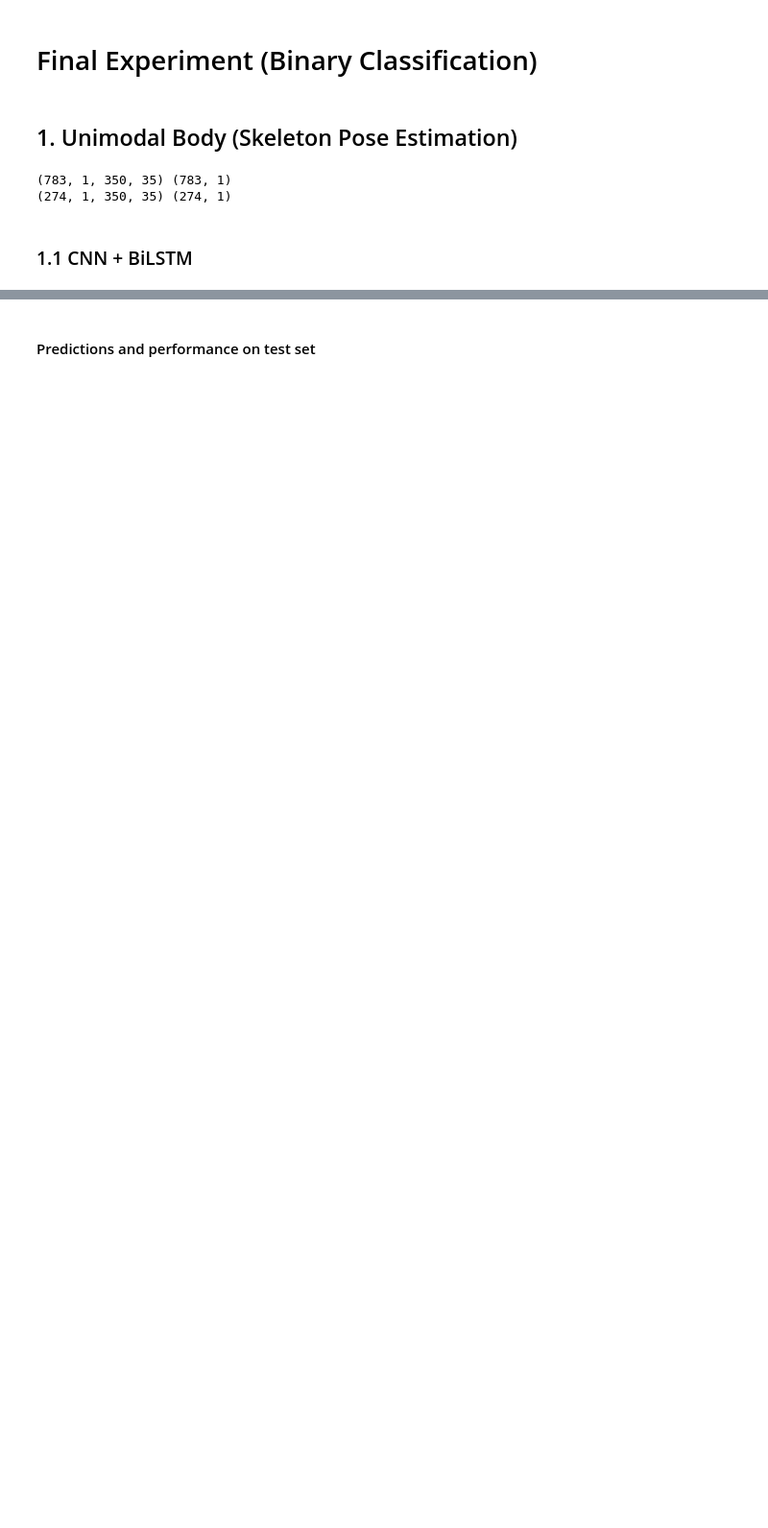
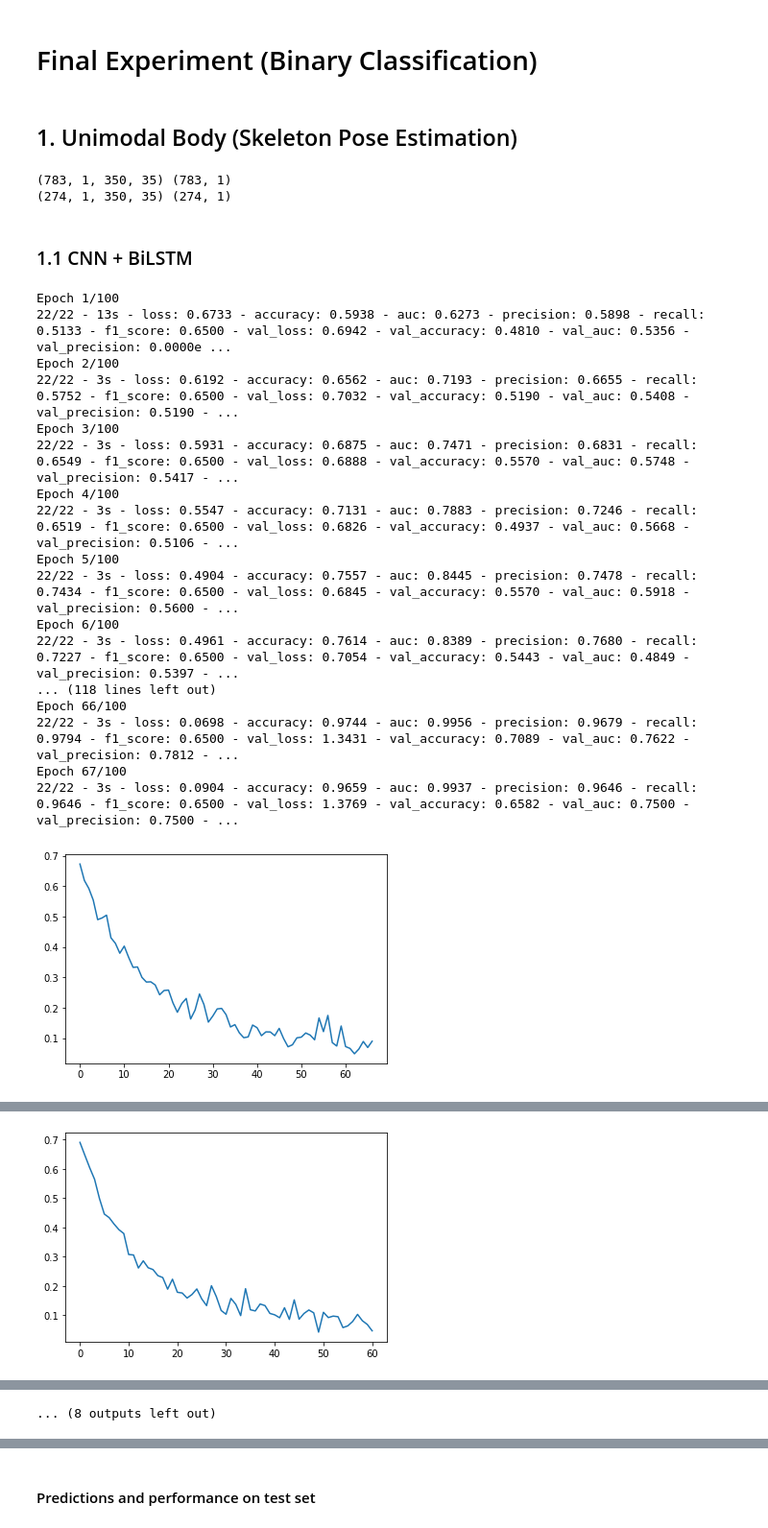
Before and after one commit to angelicagardner/skeleton-pose-estimation-for-pain-assessment, a Jupyter notebook: notebooks/final_binary.ipynb, the cells around one changed output, grey strips where cells are left out. Shown at 96% size. Saved outputs shown, nothing was run; the diff lists cells and outputs as text; code cells hidden in the pictures; blank space fills up the shorter version.

```diff
--- a/notebooks/final_binary.ipynb
+++ b/notebooks/final_binary.ipynb
@@ -63,31 +65,50 @@ f1_val = []
 val_accuracy = 0.0
 for train_index, val_index in kf.split(X):
     X_train, X_val = X[train_index], X[val_index]
     y_train, y_val = y[train_index], y[val_index]
-    cnnlstm_binary_body_model = CNNLSTM(n_features, None, n_length, n_outputs)
+    cnnlstm_binary_body_model = CNNLSTM(n_features, n_length, n_outputs)
     history = cnnlstm_binary_body_model.train(X_train, y_train, X_val, y_val, epochs=epochs, batch_size=32)
     plt.plot(history.history['loss'])
     plt.show()
     acc.append(history.history['accuracy'][-1])
     acc_val.append(history.history['val_accuracy'][-1])
     f1.append(history.history['f1_score'][-1])
     f1_val.append(history.history['val_f1_score'][-1])
     save_model = False
     for key in history.history.keys():
         if 'auc' in key and not 'val' in key:
             auc.append(history.history[key][-1])
         elif 'auc' in key and 'val' in key:
             auc_val.append(history.history[key][-1])
             if history.history[key][-1] > val_accuracy:
                 val_accuracy = history.history[key][-1]
                 save_model = True
         if 'precision' in key and not 'val' in key:
             precision.append(history.history[key][-1])
         elif 'precision' in key and 'val' in key:
             precision_val.append(history.history[key][-1])
         if 'recall' in key and not 'val' in key:
             recall.append(history.history[key][-1])
         elif 'recall' in key and 'val' in key:
             recall_val.append(history.history[key][-1])
     if save_model:
         cnnlstm_binary_body_model.save(model_path / 'body_binary_cnnlstm.h5')
+# %% [output]
+Epoch 1/100
+22/22 - 13s - loss: 0.6733 - accuracy: 0.5938 - auc: 0.6273 - precision: 0.5898 - recall: 0.5133 - f1_score: 0.6500 - val_loss: 0.6942 - val_accuracy: 0.4810 - val_auc: 0.5356 - val_precision: 0.0000e ...
+Epoch 2/100
+22/22 - 3s - loss: 0.6192 - accuracy: 0.6562 - auc: 0.7193 - precision: 0.6655 - recall: 0.5752 - f1_score: 0.6500 - val_loss: 0.7032 - val_accuracy: 0.5190 - val_auc: 0.5408 - val_precision: 0.5190 - ...
+Epoch 3/100
+22/22 - 3s - loss: 0.5931 - accuracy: 0.6875 - auc: 0.7471 - precision: 0.6831 - recall: 0.6549 - f1_score: 0.6500 - val_loss: 0.6888 - val_accuracy: 0.5570 - val_auc: 0.5748 - val_precision: 0.5417 - ...
+Epoch 4/100
+22/22 - 3s - loss: 0.5547 - accuracy: 0.7131 - auc: 0.7883 - precision: 0.7246 - recall: 0.6519 - f1_score: 0.6500 - val_loss: 0.6826 - val_accuracy: 0.4937 - val_auc: 0.5668 - val_precision: 0.5106 - ...
+Epoch 5/100
+22/22 - 3s - loss: 0.4904 - accuracy: 0.7557 - auc: 0.8445 - precision: 0.7478 - recall: 0.7434 - f1_score: 0.6500 - val_loss: 0.6845 - val_accuracy: 0.5570 - val_auc: 0.5918 - val_precision: 0.5600 - ...
+Epoch 6/100
+22/22 - 3s - loss: 0.4961 - accuracy: 0.7614 - auc: 0.8389 - precision: 0.7680 - recall: 0.7227 - f1_score: 0.6500 - val_loss: 0.7054 - val_accuracy: 0.5443 - val_auc: 0.4849 - val_precision: 0.5397 - ...
+... (118 lines left out)
+Epoch 66/100
+22/22 - 3s - loss: 0.0698 - accuracy: 0.9744 - auc: 0.9956 - precision: 0.9679 - recall: 0.9794 - f1_score: 0.6500 - val_loss: 1.3431 - val_accuracy: 0.7089 - val_auc: 0.7622 - val_precision: 0.7812 - ...
+Epoch 67/100
+22/22 - 3s - loss: 0.0904 - accuracy: 0.9659 - auc: 0.9937 - precision: 0.9646 - recall: 0.9646 - f1_score: 0.6500 - val_loss: 1.3769 - val_accuracy: 0.6582 - val_auc: 0.7500 - val_precision: 0.7500 - ...
+[figure, added]
@@ -93,0 +132 @@ for train_index, val_index in kf.split(X):
+[figure, added]
@@ -94 +205,2 @@ for train_index, val_index in kf.split(X):
+... (8 outputs left out)
 # %% [markdown]
```
Also changed, not shown: parts of 82 cells of this notebook.
